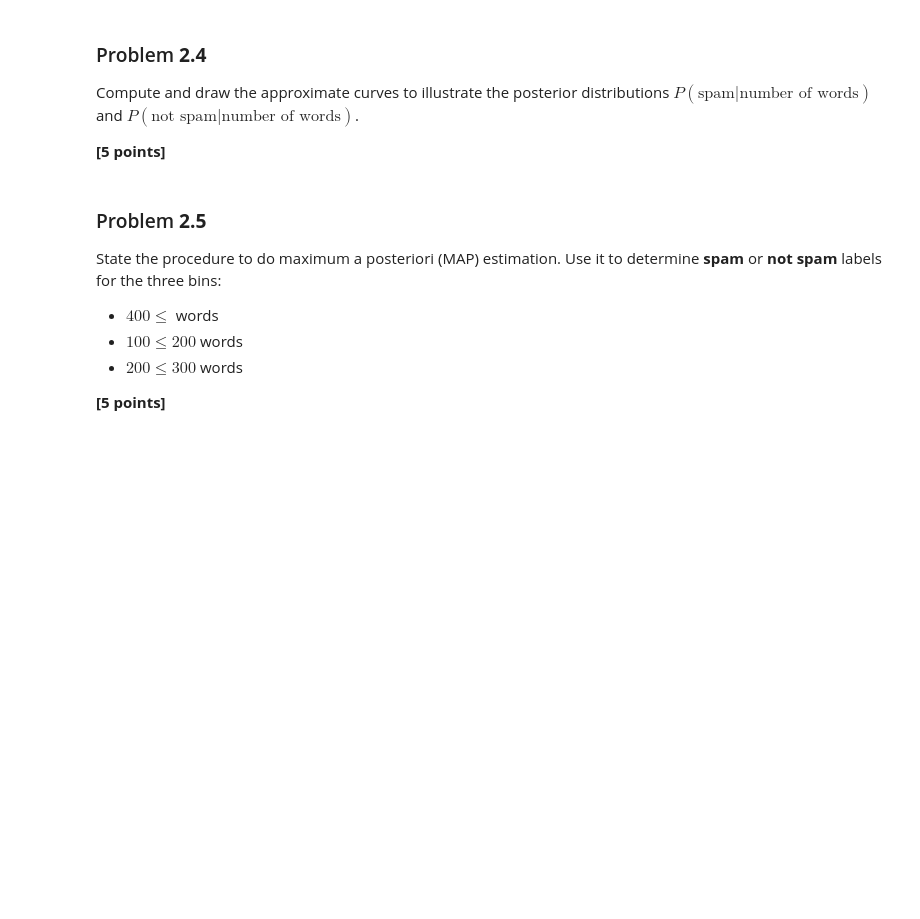
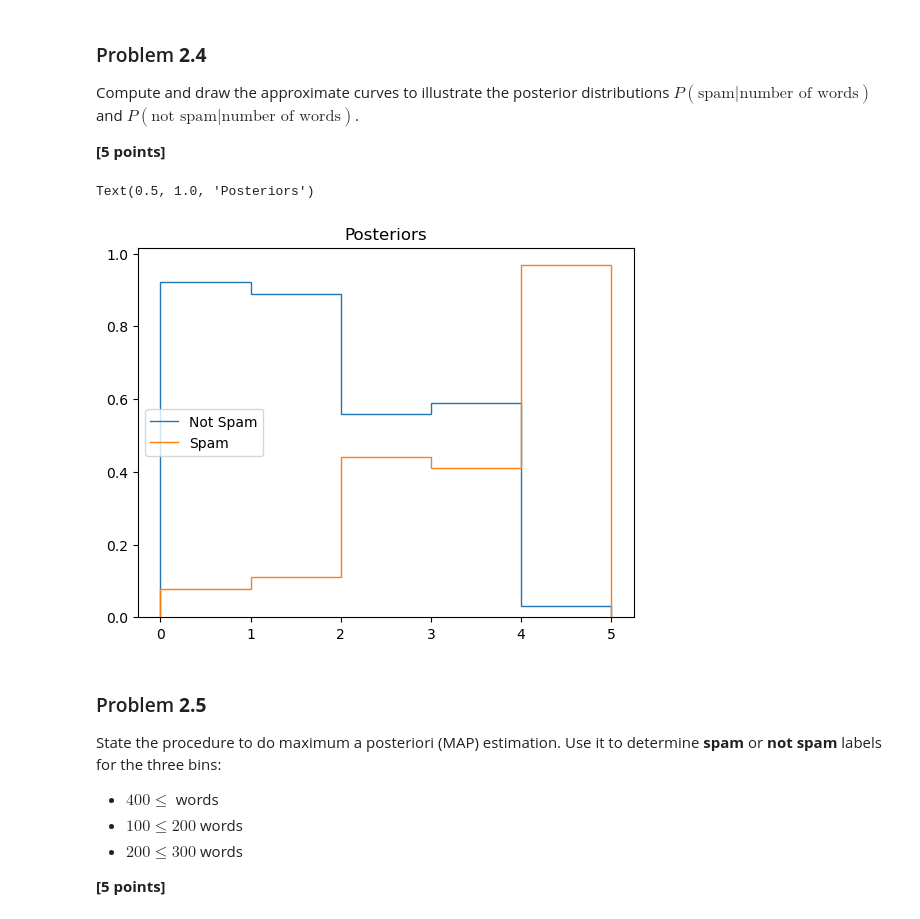
Before and after one commit to merrickqiu/MATH-31H, a Jupyter notebook: CSE 152A/cse152a_wi25_hw3/cse152a_wi25_hw3.ipynb, the cells around one changed output. Drawn from its saved outputs; the diff is of its cells as text; code cells hidden in the pictures; blank space fills up the shorter version.

```diff
--- a/CSE 152A/cse152a_wi25_hw3/cse152a_wi25_hw3.ipynb
+++ b/CSE 152A/cse152a_wi25_hw3/cse152a_wi25_hw3.ipynb
@@ -559,3 +654,10 @@ State the procedure to do maximum likelihood (ML) estimation. Use it to determin
 ### Problem **2.3**
 
 What is a good prior in this example for $P(spam)$ and $P(not\ spam)$? **[2 points]**
+# %%
+total = sum(spam) + sum(not_spam)
+p_spam = sum(spam)/total
+p_not_spam = sum(not_spam)/total
+
+print(f"P(spam) = {p_spam}")
+print(f"P(~spam) = {p_not_spam}")
@@ -565,6 +670,19 @@ What is a good prior in this example for $P(spam)$ and $P(not\ spam)$? **[2 poin
 Compute and draw the approximate curves to illustrate the posterior distributions $P(\text{spam}|\text{number of words})$ and $P(\text{not spam}|\text{number of words})$.
 
 **[5 points]**
+# %%
+#P(spam|length) = P(length|spam)*P(spam)/P(length)
+p_length = (spam + not_spam)/total
+spam_posteriors = (spam/sum(spam))*p_spam/p_length
+not_spam_posteriors = (not_spam/sum(not_spam))*p_not_spam/p_length
+
+plt.stairs(not_spam_posteriors, label="Not Spam")
+plt.stairs(spam_posteriors, label="Spam")
+plt.legend()
+plt.title("Posteriors")
+# %% [output]
+Text(0.5, 1.0, 'Posteriors')
+[figure, added]
 # %% [markdown]
 ### Problem **2.5**
 
```
Also changed, not shown: parts of 12 cells of this notebook, 31 other files.
